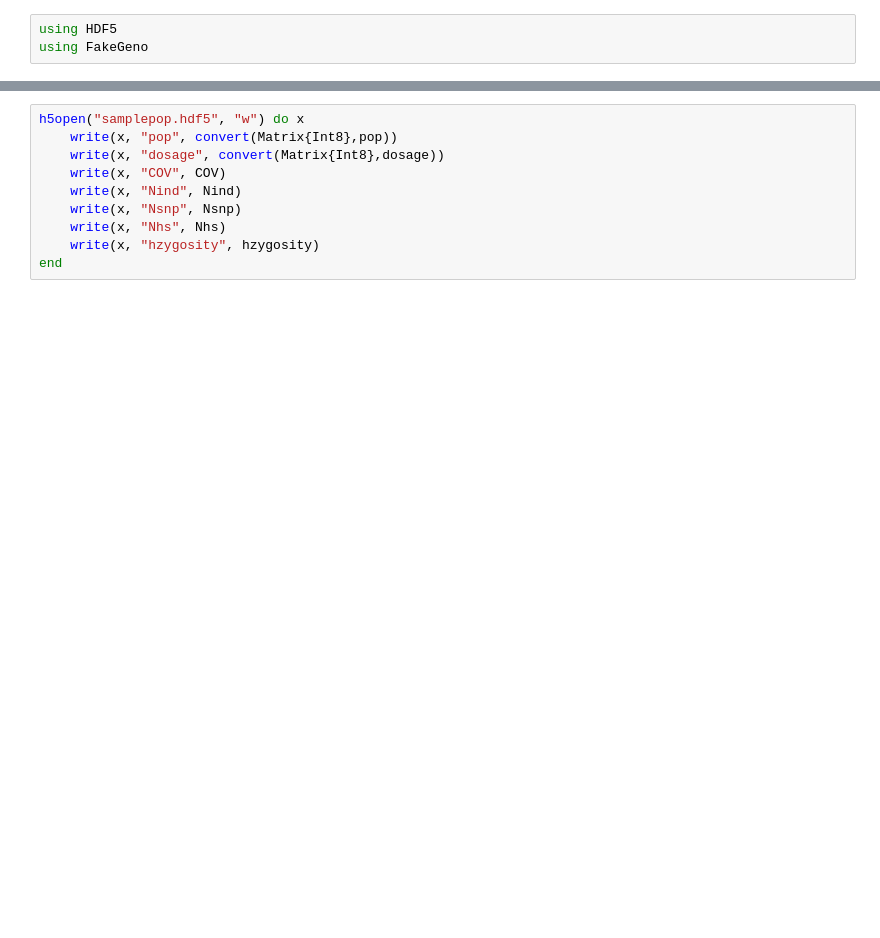
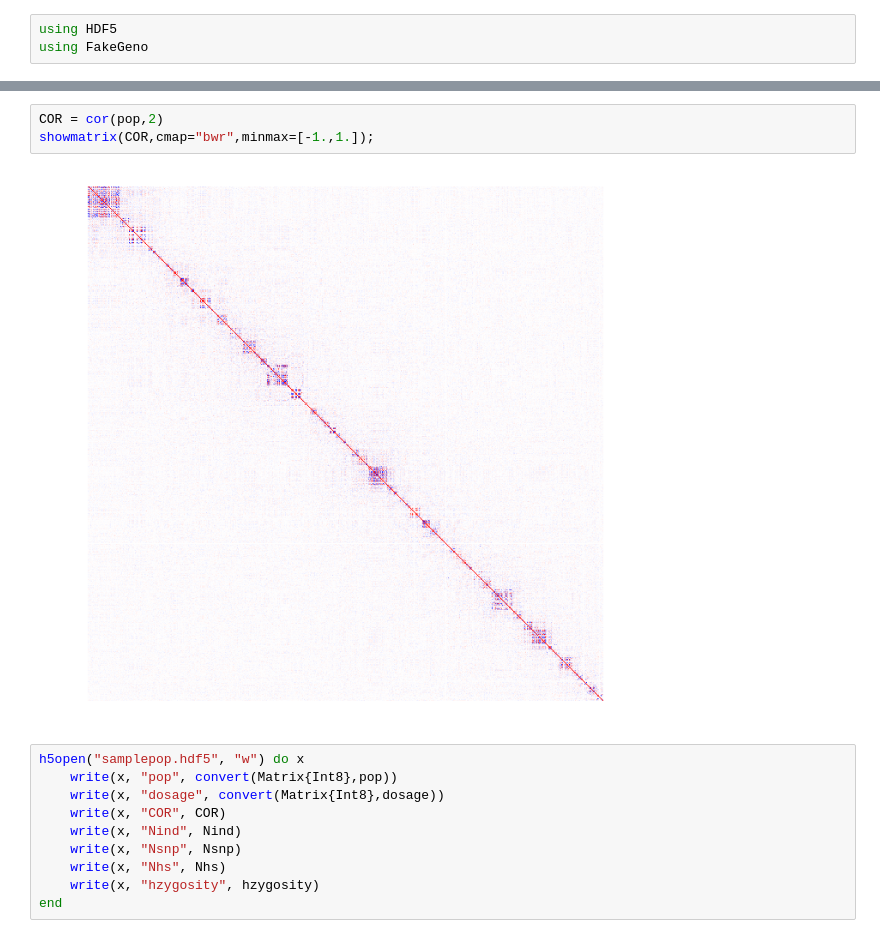
Before and after one commit to jonalm/FakeGeno, a Jupyter notebook: storepop.ipynb, the cells around one changed output, grey strips where cells are left out. Cells and saved outputs as stored; diff of their text form; blank space fills up the shorter version.

```diff
--- a/storepop.ipynb
+++ b/storepop.ipynb
@@ -27,8 +47,13 @@ evolving population ...  4%  ETA: 0:11:51
+# %%
+COR = cor(pop,2)
+showmatrix(COR,cmap="bwr",minmax=[-1.,1.]);
+# %% [output]
+[figure, added]
 # %%
 h5open("samplepop.hdf5", "w") do x
     write(x, "pop", convert(Matrix{Int8},pop))
     write(x, "dosage", convert(Matrix{Int8},dosage))
-    write(x, "COV", COV)
+    write(x, "COR", COR)
     write(x, "Nind", Nind)
     write(x, "Nsnp", Nsnp)
     write(x, "Nhs", Nhs)
```
Also changed, not shown: parts of 3 cells of this notebook.
